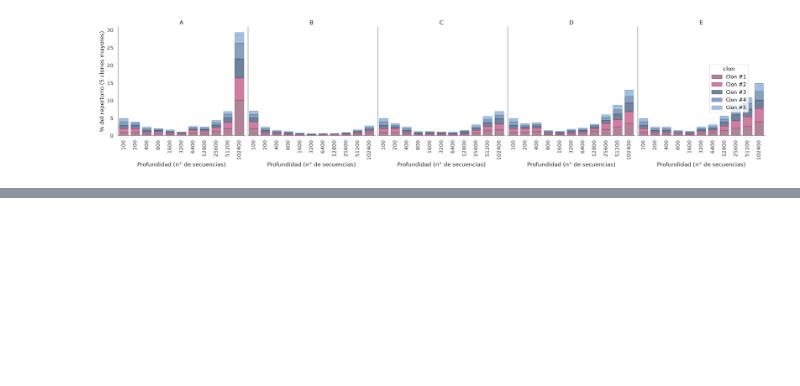
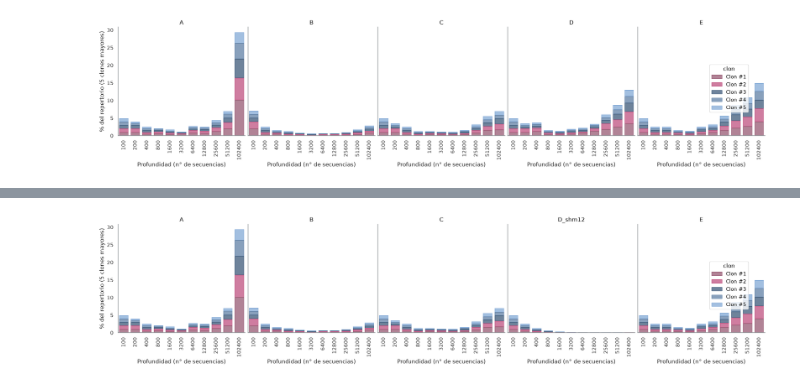
Before and after one commit to sofiacardenase/tesisbioinf-sofia, a Jupyter notebook: notebooks/7.3-top_5.ipynb, the cells around one changed output, grey strips where cells are left out. Drawn from its saved outputs; the diff is of its cells as text; code cells hidden in the pictures; blank space fills up the shorter version.

```diff
--- a/notebooks/7.3-top_5.ipynb
+++ b/notebooks/7.3-top_5.ipynb
@@ -136,0 +213,75 @@ fig._figure.savefig(ruta + ".svg", format="svg", bbox_inches="tight")
+# %%
+import polars as pl
+import seaborn.objects as so
+from seaborn import axes_style
+import matplotlib.pyplot as plt
+
+plt.rcParams["figure.dpi"] = 300
+
+base = "/Users/catg/Desktop/SOFIAC/Gitsofia/tesisbioinf-sofia/results/clonal_table"
+
+# A, B, C y E desde top5_clones.tsv (data/output)
+top5_ABCE = (
+    pl.read_csv(f"{base}/top5_clones.tsv", separator="\t")
+    .filter(pl.col("escenario").is_in(["A", "B", "C", "E"]))
+)
+
+# D con SHM 12 % desde top5_clones_D_shm12.tsv (data/shm_12_folicular)
+top5_D = pl.read_csv(f"{base}/top5_clones_D_shm12.tsv", separator="\t")
+
+top5_todos = pl.concat([top5_ABCE, top5_D], how="vertical_relaxed")
+
+print(top5_todos.group_by("escenario").len().sort("escenario"))   # debe dar 55 por escenario
+
+# Misma paleta del gráfico de espacio clonal:
+# rosados para los clones más grandes, azules para los más pequeños
+colormap_top5 = {
+    "Clon #1": "#9e647c",
+    "Clon #2": "#c45d88",
+    "Clon #3": "#4a6482",
+    "Clon #4": "#6a88ab",
+    "Clon #5": "#8bafd9",
+}
+
+# Preparar los datos
+df_plot = top5_todos.with_columns(
+    profundidad_lbl=pl.col("profundidad").cast(pl.Utf8),
+    clon=pl.concat_str(pl.lit("Clon #"), pl.col("ranking").cast(pl.Utf8)),
+).sort(["escenario", "profundidad", "ranking"])
+
+orden_prof = [str(p) for p in sorted(top5_todos["profundidad"].unique().to_list())]
+
+plot = (
+    so.Plot(
+        df_plot,
+        x="profundidad_lbl",
+        y="porcentaje",
+        color="clon",
+    )
+    .facet(col="escenario")
+    .add(so.Bar(alpha=0.8, width=0.8), so.Stack(), legend=True)
+    .scale(color=colormap_top5, x=so.Nominal(order=orden_prof))
+    .label(x="Profundidad (n° de secuencias)",
+           y="% del repertorio (5 clones mayores)")
+    .layout(size=(20, 4.5), engine="constrained")
+    .theme(
+        {
+            "axes.edgecolor": "#95999d",
+            "axes.spines.right": False,
+            "axes.spines.top": False,
+        }
+    )
+)
+
+plot.config.theme.update(axes_style("white"))
+
+fig = plot.plot(pyplot=True)
+
+# Girar las etiquetas del eje X para que no se superpongan
+for ax in fig._figure.axes:
+    ax.tick_params(axis="x", labelrotation=90)
+
+ruta = "/Users/catg/Desktop/SOFIAC/Gitsofia/tesisbioinf-sofia/results/plots/top5_clones2"
+fig._figure.savefig(ruta + ".png", dpi=300, bbox_inches="tight", facecolor="white")
+fig._figure.savefig(ruta + ".svg", format="svg", bbox_inches="tight")
+# %% [output]
@@ -136,0 +300 @@ fig._figure.savefig(ruta + ".svg", format="svg", bbox_inches="tight")
+[figure, added]
```
Also changed, not shown: parts of 2 cells of this notebook, 21 other files.
